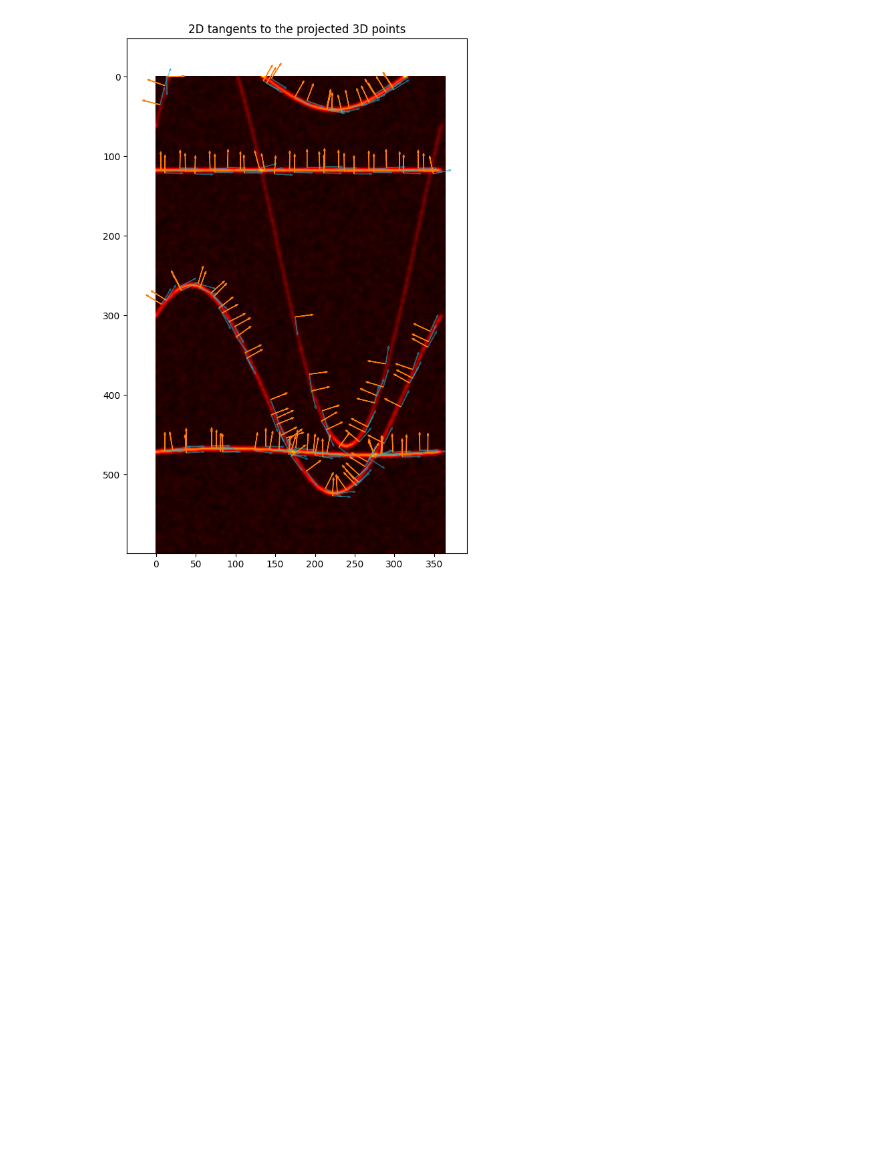
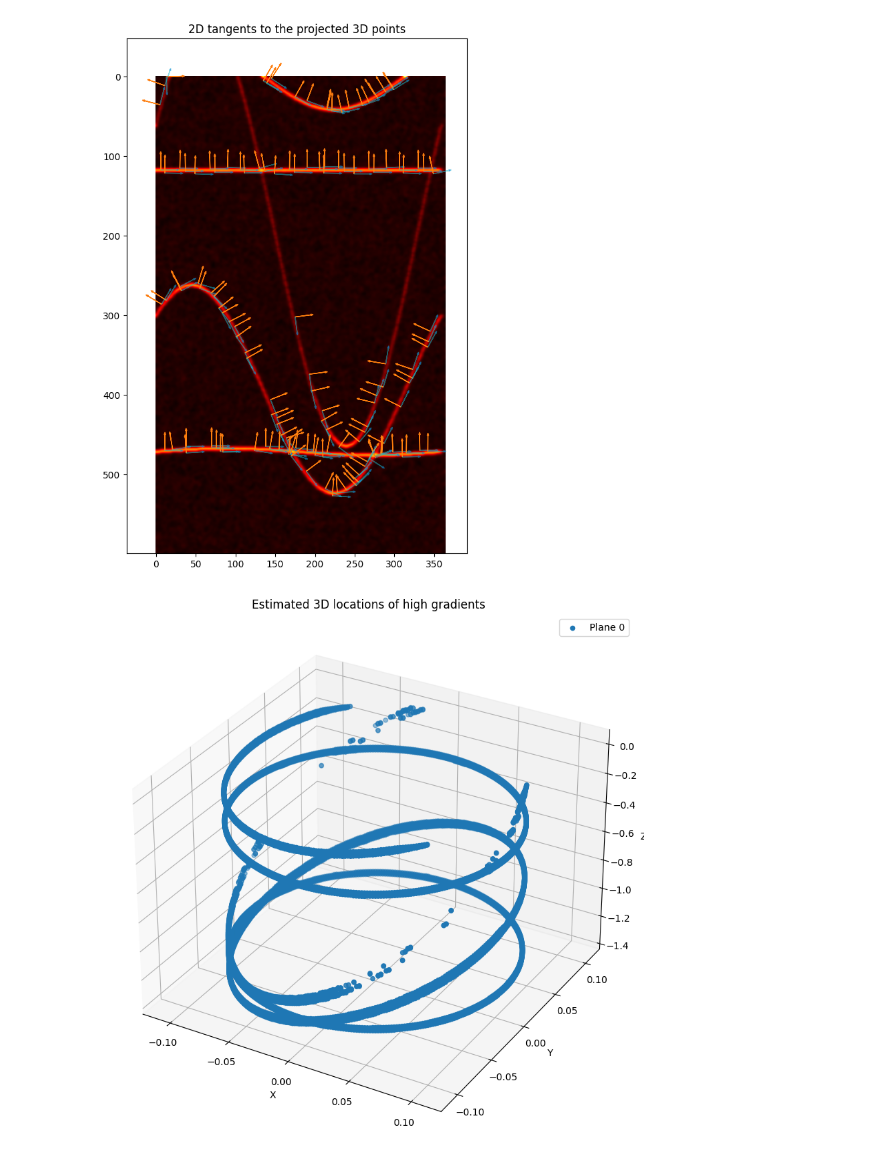
Before and after one commit to balthazarneveu/geosciences, a Jupyter notebook: TP_4/planes_synthesis.ipynb, the cells around one changed output. Saved outputs shown, nothing was run; the diff lists cells and outputs as text; code cells hidden in the pictures; blank space fills up the shorter version.

```diff
--- a/TP_4/planes_synthesis.ipynb
+++ b/TP_4/planes_synthesis.ipynb
@@ -117,3 +81,10 @@ tan_vec_2d = get_tangent_vec_from_gradients(img_grad_h[high_amplitude], img_grad
+# %%
+img_coords = torch.from_numpy(coords).float()
+p3D_est = angle_to_3d_vector(np.deg2rad(img_coords[:, 1]), -img_coords[:, 0]*DEPTH_STEP).unsqueeze(0)
+# %%
+plot_3d_scatter(p3D_est, title="Estimated 3D locations of high gradients")
+# %% [output]
+[figure, added]
 # %%
 # Compute the 3D tangent vectors (and normalize)
 img_coords = torch.from_numpy(coords).float()
```
Also changed, not shown: parts of 11 cells of this notebook, 2 other files.
